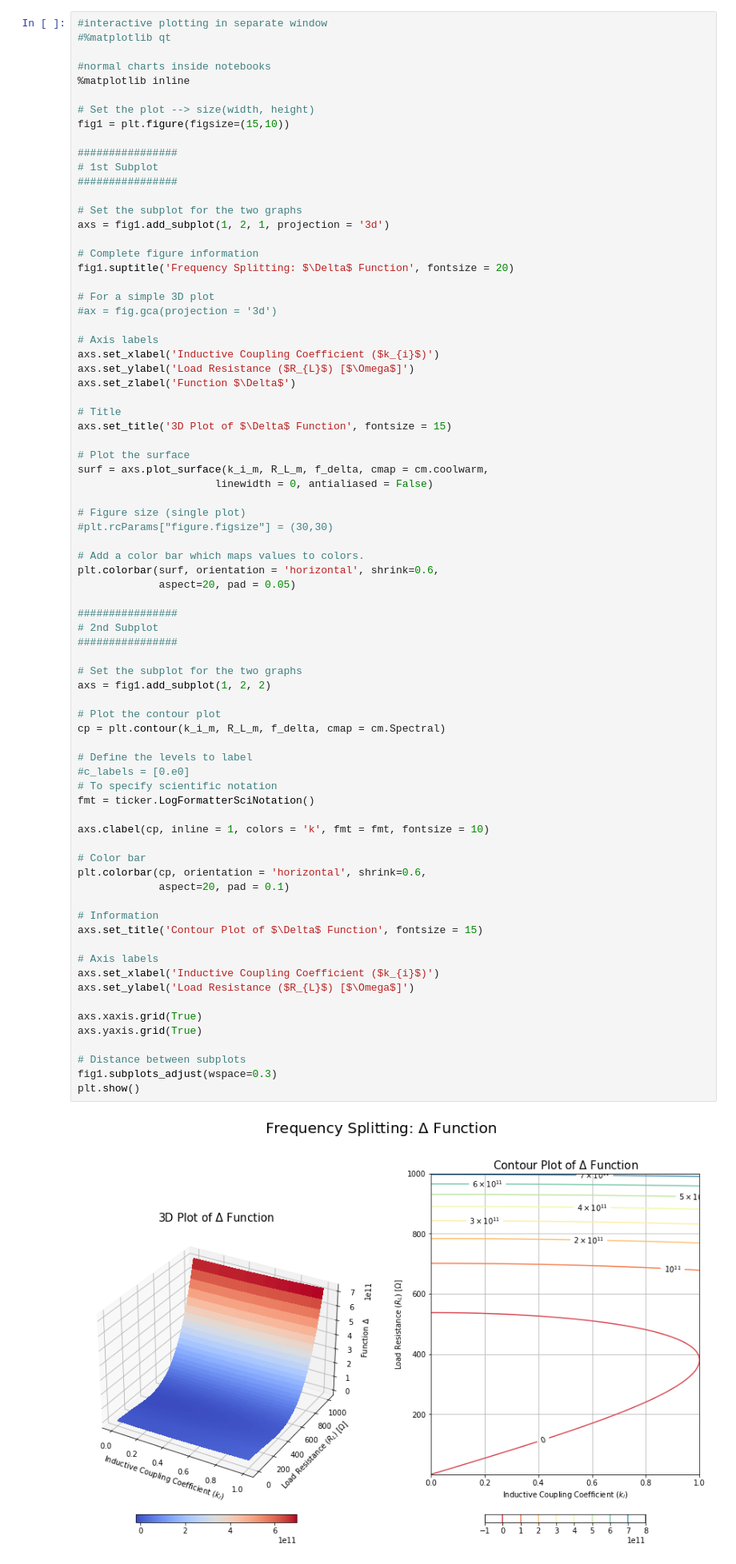
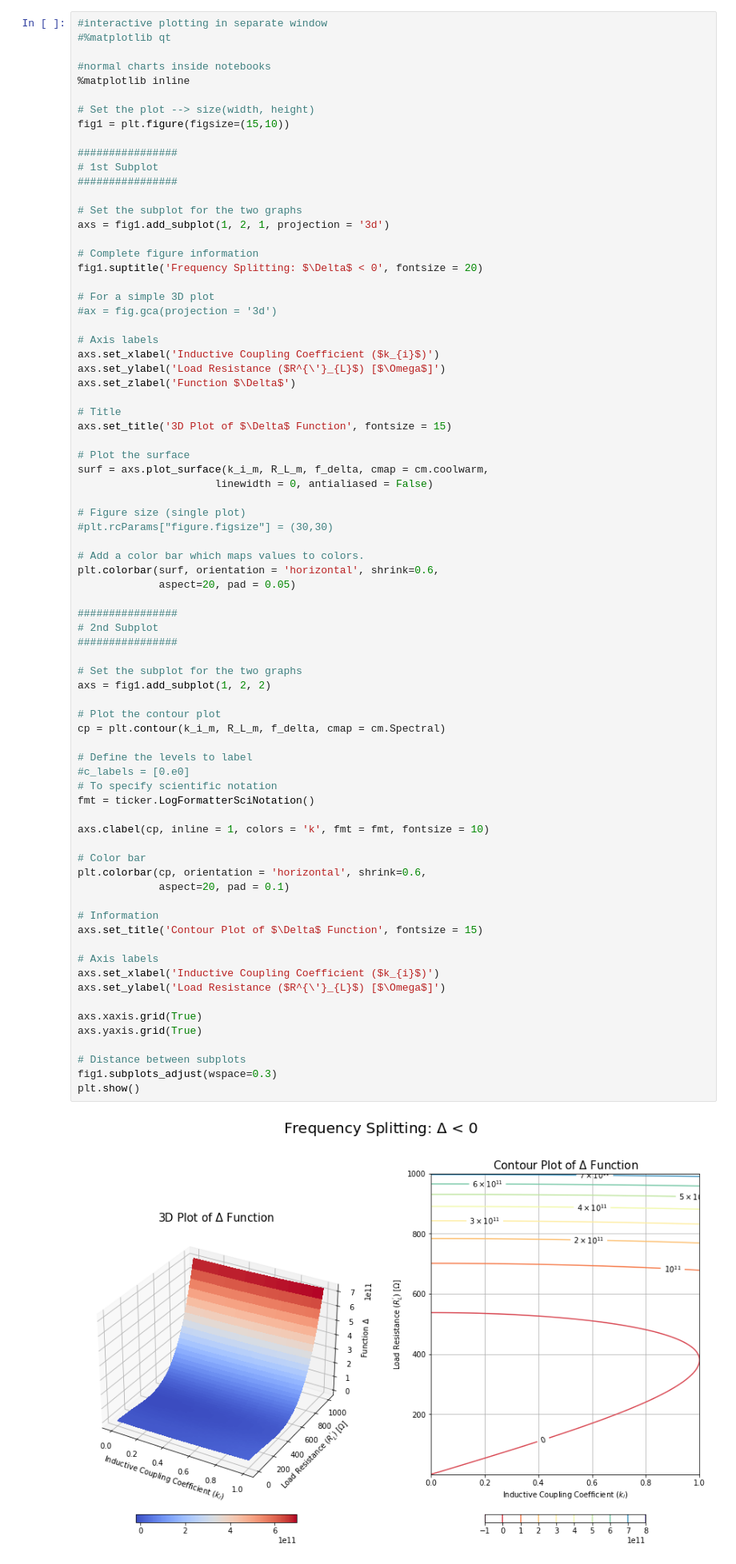
Before and after one commit to SanTT19/Symbolic_Python, a Jupyter notebook: Active_CN_Model.ipynb, the cells around one changed output. Shown: that part at 80% size. Saved outputs shown, nothing was run; the diff lists cells and outputs as text.

```diff
--- a/Active_CN_Model.ipynb
+++ b/Active_CN_Model.ipynb
@@ -171,14 +171,14 @@ fig1 = plt.figure(figsize=(15,10))
 axs = fig1.add_subplot(1, 2, 1, projection = '3d')
 
 # Complete figure information
-fig1.suptitle('Frequency Splitting: $\Delta$ Function', fontsize = 20)
+fig1.suptitle('Frequency Splitting: $\Delta$ < 0', fontsize = 20)
 
 # For a simple 3D plot
 #ax = fig.gca(projection = '3d')
 
 # Axis labels
 axs.set_xlabel('Inductive Coupling Coefficient ($k_{i}$)')
-axs.set_ylabel('Load Resistance ($R_{L}$) [$\Omega$]')
+axs.set_ylabel('Load Resistance ($R^{\'}_{L}$) [$\Omega$]')
 axs.set_zlabel('Function $\Delta$')
 
 # Title
@@ -202,32 +202,32 @@ plt.colorbar(surf, orientation = 'horizontal', shrink=0.6,
 # Set the subplot for the two graphs
 axs = fig1.add_subplot(1, 2, 2)
 
 # Plot the contour plot
 cp = plt.contour(k_i_m, R_L_m, f_delta, cmap = cm.Spectral)
 
 # Define the levels to label
 #c_labels = [0.e0]
 # To specify scientific notation
 fmt = ticker.LogFormatterSciNotation()
 
 axs.clabel(cp, inline = 1, colors = 'k', fmt = fmt, fontsize = 10)
 
 # Color bar
 plt.colorbar(cp, orientation = 'horizontal', shrink=0.6,
              aspect=20, pad = 0.1)
 
 # Information
 axs.set_title('Contour Plot of $\Delta$ Function', fontsize = 15)
 
 # Axis labels
 axs.set_xlabel('Inductive Coupling Coefficient ($k_{i}$)')
-axs.set_ylabel('Load Resistance ($R_{L}$) [$\Omega$]')
+axs.set_ylabel('Load Resistance ($R^{\'}_{L}$) [$\Omega$]')
 
 axs.xaxis.grid(True)
 axs.yaxis.grid(True)
 
 # Distance between subplots
 fig1.subplots_adjust(wspace=0.3)
 plt.show()
 # %% [output]
-[figure, old version]
+[figure, new version]
```
Also changed, not shown: parts of 29 cells of this notebook.
